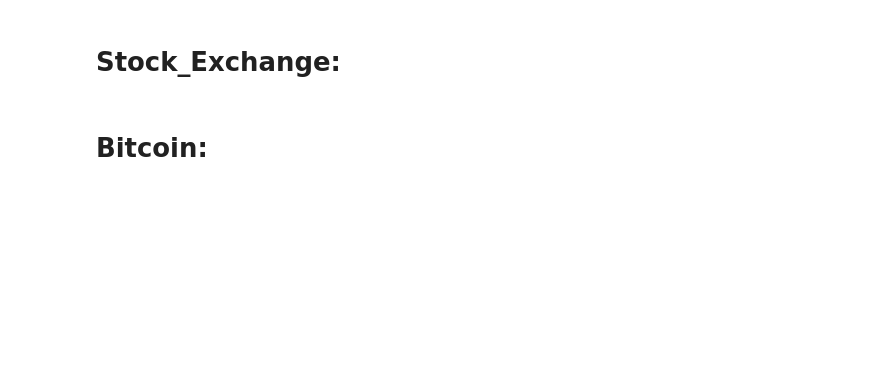
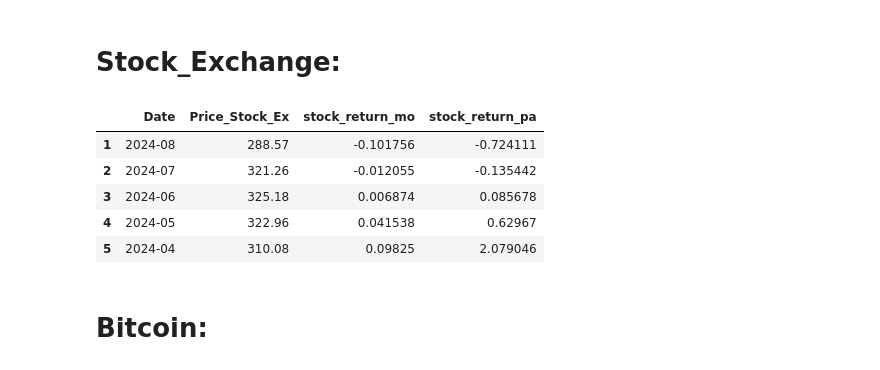
Before and after one commit to denis-lasser/hedging-against-turkish-inflation, a Jupyter notebook: notebooks/DATABASE AND PREPROCESS FOR DATA.ipynb, the cells around one changed output. Drawn from its saved outputs; the diff is of its cells as text; code cells hidden in the pictures; blank space fills up the shorter version.

```diff
--- a/notebooks/DATABASE AND PREPROCESS FOR DATA.ipynb
+++ b/notebooks/DATABASE AND PREPROCESS FOR DATA.ipynb
@@ -12,20 +29,28 @@ df_inf = pd.read_csv('../data/raw/turkish_inflation_cpi.csv',sep=";")
 # %%
 df_stock_exchange = df_stock_exchange.iloc[1:].reset_index(drop=True)
 df_stock_exchange.rename(columns={'Unnamed: 0': 'Date'}, inplace=True)
 df_stock_exchange.rename(columns={'Unnamed: 1': 'Price_Stock_Ex'}, inplace=True)
 df_stock_exchange['Date'] = pd.to_datetime(df_stock_exchange['Date'], errors='coerce')
 df_stock_exchange['Date'] = df_stock_exchange['Date'].dt.strftime('%Y-%m')
 
 df_stock_exchange['stock_return_mo'] = df_stock_exchange['Price_Stock_Ex'] / df_stock_exchange['Price_Stock_Ex'].shift(-1) - 1 #calculate 1 month stock return
 df_stock_exchange['stock_return_pa'] = (1 + df_stock_exchange['stock_return_mo'])**(12) - 1 #calculate stock return per annum
 
 index_to_drop = df_stock_exchange[df_stock_exchange['Date'] == '2018-01'].index
 index_to_drop2 = df_stock_exchange[df_stock_exchange['Date'] == '2024-09'].index
 
 df_stock_exchange.drop(index_to_drop, inplace=True)
 df_stock_exchange.drop(index_to_drop2, inplace=True)
 
 df_stock_exchange.to_csv('../data/processed/df_stock_exchange.csv', index=False)
+df_stock_exchange.head()
+# %% [output]
+|  | Date | Price_Stock_Ex | stock_return_mo | stock_return_pa |
+| 1 | 2024-08 | 288.57 | -0.101756 | -0.724111 |
+| 2 | 2024-07 | 321.26 | -0.012055 | -0.135442 |
+| 3 | 2024-06 | 325.18 | 0.006874 | 0.085678 |
+| 4 | 2024-05 | 322.96 | 0.041538 | 0.62967 |
+| 5 | 2024-04 | 310.08 | 0.09825 | 2.079046 |
 # %% [markdown]
 # Bitcoin:
 # %%
```
Also changed, not shown: parts of 14 cells of this notebook.
